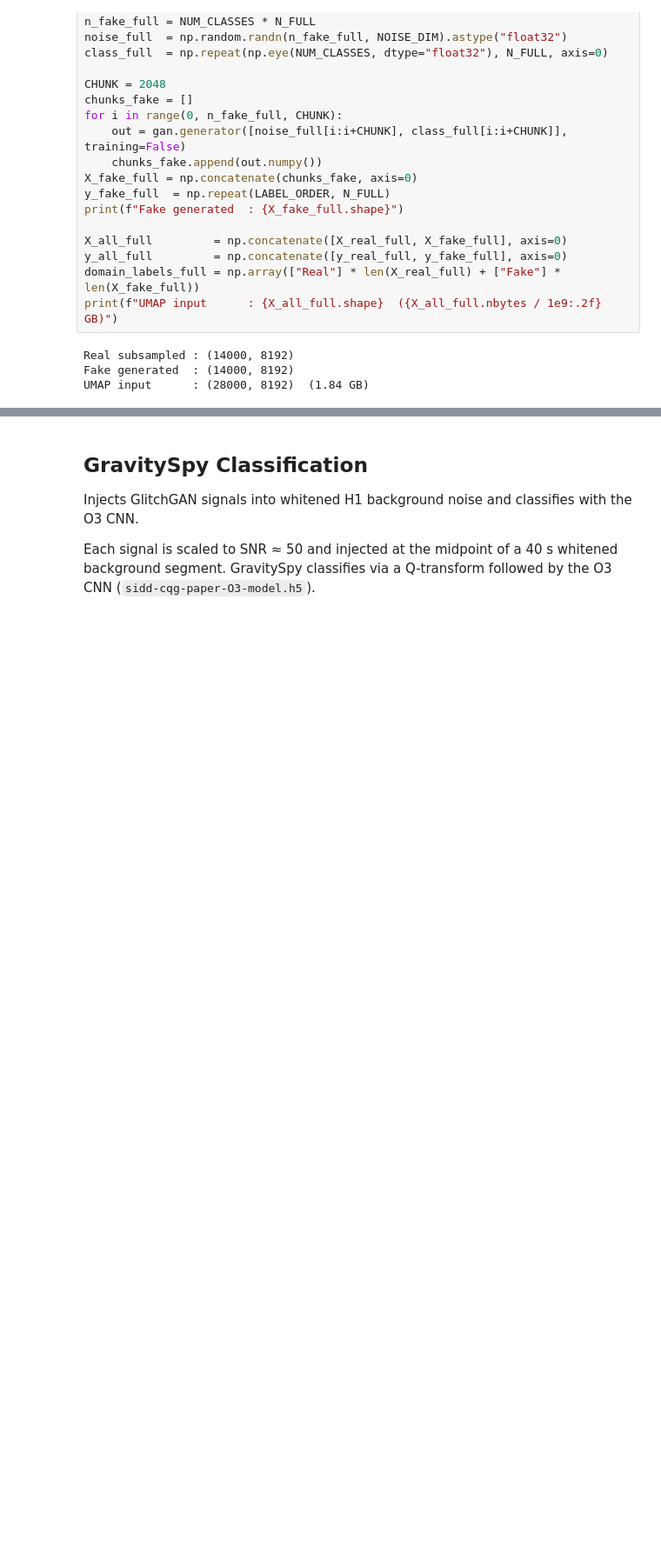
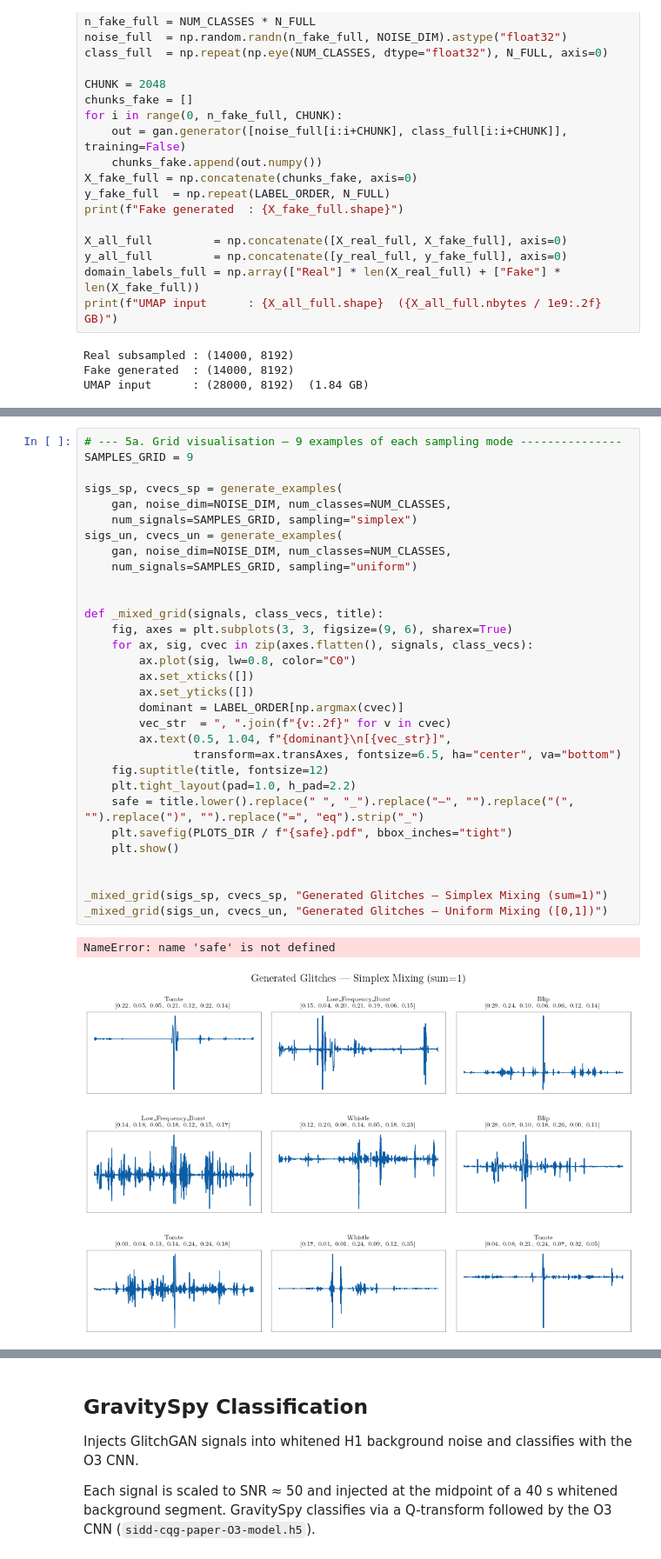
Before and after one commit to tomdooney95/glitchgan, a Jupyter notebook: notebooks/evaluation.ipynb, the cells around one changed output, grey strips where cells are left out. Shown at 87% size. Drawn from its saved outputs; the diff is of its cells as text; blank space fills up the shorter version.

```diff
--- a/notebooks/evaluation.ipynb
+++ b/notebooks/evaluation.ipynb
@@ -431,0 +496,34 @@ Saved: /Users/tomdooney/Documents/Work/Projects/glitchgan/evaluation_plots/umap_
+# %%
+# --- 5a. Grid visualisation — 9 examples of each sampling mode ---------------
+SAMPLES_GRID = 9
+
+sigs_sp, cvecs_sp = generate_examples(
+    gan, noise_dim=NOISE_DIM, num_classes=NUM_CLASSES,
+    num_signals=SAMPLES_GRID, sampling="simplex")
+sigs_un, cvecs_un = generate_examples(
+    gan, noise_dim=NOISE_DIM, num_classes=NUM_CLASSES,
+    num_signals=SAMPLES_GRID, sampling="uniform")
+
+
+def _mixed_grid(signals, class_vecs, title):
+    fig, axes = plt.subplots(3, 3, figsize=(9, 6), sharex=True)
+    for ax, sig, cvec in zip(axes.flatten(), signals, class_vecs):
+        ax.plot(sig, lw=0.8, color="C0")
+        ax.set_xticks([])
+        ax.set_yticks([])
+        dominant = LABEL_ORDER[np.argmax(cvec)]
+        vec_str  = ", ".join(f"{v:.2f}" for v in cvec)
+        ax.text(0.5, 1.04, f"{dominant}\n[{vec_str}]",
+                transform=ax.transAxes, fontsize=6.5, ha="center", va="bottom")
+    fig.suptitle(title, fontsize=12)
+    plt.tight_layout(pad=1.0, h_pad=2.2)
+    safe = title.lower().replace(" ", "_").replace("—", "").replace("(", "").replace(")", "").replace("=", "eq").strip("_")
+    plt.savefig(PLOTS_DIR / f"{safe}.pdf", bbox_inches="tight")
+    plt.show()
+
+
+_mixed_grid(sigs_sp, cvecs_sp, "Generated Glitches — Simplex Mixing (sum=1)")
+_mixed_grid(sigs_un, cvecs_un, "Generated Glitches — Uniform Mixing ([0,1])")
+# %% [output]
+NameError: name 'safe' is not defined
+[figure, added]
```
Also changed, not shown: parts of 15 cells of this notebook, 16 other files.
